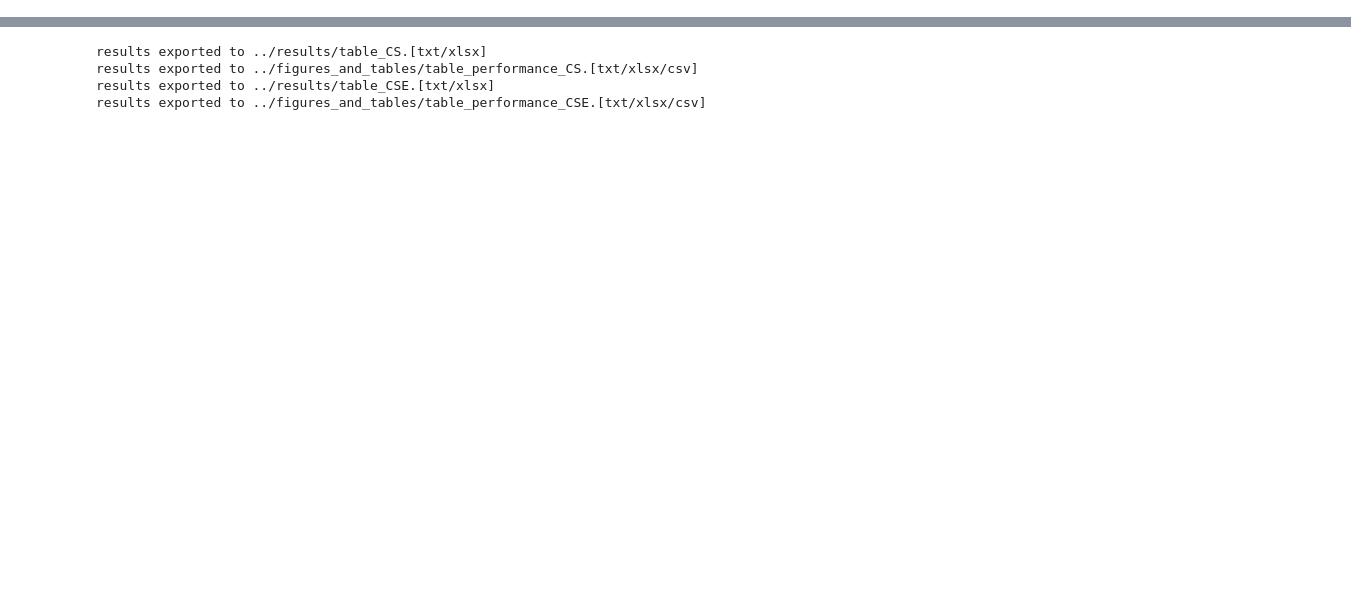
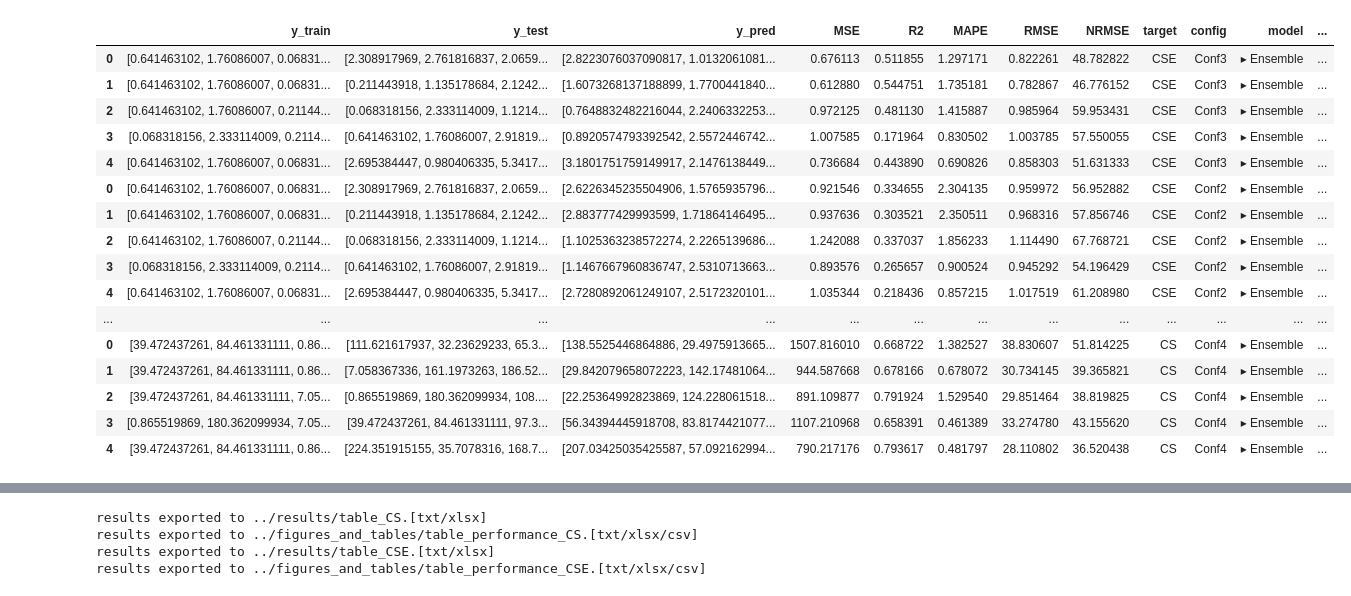
Before and after one commit to beatrice-portelli/ml-for-carbon-sequestration, a Jupyter notebook: ipynb_notebooks/02_create_results_table.ipynb, the cells around one changed output, grey strips where cells are left out. Cells and saved outputs as stored; diff of their text form; code cells hidden in the pictures; blank space fills up the shorter version.

```diff
--- a/ipynb_notebooks/02_create_results_table.ipynb
+++ b/ipynb_notebooks/02_create_results_table.ipynb
@@ -71,0 +38,64 @@ results exported to ../results/overall_metrics--CSE.[pickle/csv]
+# %%
+ENSEMBLE_MODELS = [
+    "RF",
+    "CatBoost",
+    "LightGBM",
+    "AdaBoost",
+    # "BaggedDT",
+]
+
+ensemble_res = []
+
+for TARGET in df.target.unique():
+    for CONFIG in df.config.unique():
+
+        root = "../results"
+        res = None
+
+        print("="*20)
+        print(TARGET, "|", CONFIG)
+
+        for MODEL in ENSEMBLE_MODELS:
+
+            data = pd.read_pickle(f"{root}/predictions--{TARGET}--{CONFIG}--{MODEL}.pickle")
+            if res is None:
+                res = data[["y_train", "y_test", "y_pred"]].copy()
+            else:
+                res += data[["y_train", "y_test", "y_pred"]]
+            data["R2"] = data.apply(lambda row: r2_score(row.y_test, row.y_pred), axis=1)
+            data["RMSE"] = data.apply(lambda row: root_mean_squared_error(row.y_test, row.y_pred), axis=1)
+
+
+            data["MSE"] = data.apply(lambda row: mean_squared_error(row.y_test, row.y_pred), axis=1)
+            data["R2"] = data.apply(lambda row: r2_score(row.y_test, row.y_pred), axis=1)
+            data["MAPE"] = data.apply(lambda row: mean_absolute_percentage_error(row.y_test, row.y_pred), axis=1)
+            data["RMSE"] = data.apply(lambda row: root_mean_squared_error(row.y_test, row.y_pred), axis=1)
+            data["NRMSE"] = data.apply(lambda row: normalized_root_mean_squared_error(row.y_test, row.y_pred, norm_factor=row.y_train.mean()), axis=1)
+
+
+            # print(MODEL)
+            # print(data.R2.mean().round(2), "+/-", data.R2.std().round(2))
+            # print(data.RMSE.mean().round(2), "+/-", data.RMSE.std().round(2))
+            # print()
+
+        res = res/len(ENSEMBLE_MODELS)
+
+        res["MSE"] = res.apply(lambda row: mean_squared_error(row.y_test, row.y_pred), axis=1)
+        res["R2"] = res.apply(lambda row: r2_score(row.y_test, row.y_pred), axis=1)
+        res["MAPE"] = res.apply(lambda row: mean_absolute_percentage_error(row.y_test, row.y_pred), axis=1)
+        res["RMSE"] = res.apply(lambda row: root_mean_squared_error(row.y_test, row.y_pred), axis=1)
+        res["NRMSE"] = res.apply(lambda row: normalized_root_mean_squared_error(row.y_test, row.y_pred, norm_factor=row.y_train.mean()), axis=1)
+        res["target"] = TARGET
+        res["config"] = CONFIG
+        res["model"] = "▸ Ensemble"
+        res["fold"] = data["fold"]
+
+        ensemble_res.append(res)
+
+        # print("Ensemble")
+        # print(res.R2.mean().round(2), "+/-", res.R2.std().round(2))
+        # print(res.RMSE.mean().round(2), "+/-", res.RMSE.std().round(2))
+        # print()
+df_ens = pd.concat(ensemble_res)
+df_ens
+# %% [output]
@@ -71,0 +118,17 @@ results exported to ../results/overall_metrics--CSE.[pickle/csv]
+|  | y_train | y_test | y_pred | MSE | R2 | MAPE | RMSE | NRMSE | target | config | model | ... |
+| 0 | [0.641463102, 1.76086007, 0.06831... | [2.308917969, 2.761816837, 2.0659... | [2.8223076037090817, 1.0132061081... | 0.676113 | 0.511855 | 1.297171 | 0.822261 | 48.782822 | CSE | Conf3 | ▸ Ensemble | ... |
+| 1 | [0.641463102, 1.76086007, 0.06831... | [0.211443918, 1.135178684, 2.1242... | [1.6073268137188899, 1.7700441840... | 0.612880 | 0.544751 | 1.735181 | 0.782867 | 46.776152 | CSE | Conf3 | ▸ Ensemble | ... |
+| 2 | [0.641463102, 1.76086007, 0.21144... | [0.068318156, 2.333114009, 1.1214... | [0.7648832482216044, 2.2406332253... | 0.972125 | 0.481130 | 1.415887 | 0.985964 | 59.953431 | CSE | Conf3 | ▸ Ensemble | ... |
+| 3 | [0.068318156, 2.333114009, 0.2114... | [0.641463102, 1.76086007, 2.91819... | [0.8920574793392542, 2.5572446742... | 1.007585 | 0.171964 | 0.830502 | 1.003785 | 57.550055 | CSE | Conf3 | ▸ Ensemble | ... |
+| 4 | [0.641463102, 1.76086007, 0.06831... | [2.695384447, 0.980406335, 5.3417... | [3.1801751759149917, 2.1476138449... | 0.736684 | 0.443890 | 0.690826 | 0.858303 | 51.631333 | CSE | Conf3 | ▸ Ensemble | ... |
+| 0 | [0.641463102, 1.76086007, 0.06831... | [2.308917969, 2.761816837, 2.0659... | [2.6226345235504906, 1.5765935796... | 0.921546 | 0.334655 | 2.304135 | 0.959972 | 56.952882 | CSE | Conf2 | ▸ Ensemble | ... |
+| 1 | [0.641463102, 1.76086007, 0.06831... | [0.211443918, 1.135178684, 2.1242... | [2.883777429993599, 1.71864146495... | 0.937636 | 0.303521 | 2.350511 | 0.968316 | 57.856746 | CSE | Conf2 | ▸ Ensemble | ... |
+| 2 | [0.641463102, 1.76086007, 0.21144... | [0.068318156, 2.333114009, 1.1214... | [1.1025363238572274, 2.2265139686... | 1.242088 | 0.337037 | 1.856233 | 1.114490 | 67.768721 | CSE | Conf2 | ▸ Ensemble | ... |
+| 3 | [0.068318156, 2.333114009, 0.2114... | [0.641463102, 1.76086007, 2.91819... | [1.1467667960836747, 2.5310713663... | 0.893576 | 0.265657 | 0.900524 | 0.945292 | 54.196429 | CSE | Conf2 | ▸ Ensemble | ... |
+| 4 | [0.641463102, 1.76086007, 0.06831... | [2.695384447, 0.980406335, 5.3417... | [2.7280892061249107, 2.5172320101... | 1.035344 | 0.218436 | 0.857215 | 1.017519 | 61.208980 | CSE | Conf2 | ▸ Ensemble | ... |
+| ... | ... | ... | ... | ... | ... | ... | ... | ... | ... | ... | ... | ... |
+| 0 | [39.472437261, 84.461331111, 0.86... | [111.621617937, 32.23629233, 65.3... | [138.5525446864886, 29.4975913665... | 1507.816010 | 0.668722 | 1.382527 | 38.830607 | 51.814225 | CS | Conf4 | ▸ Ensemble | ... |
+| 1 | [39.472437261, 84.461331111, 0.86... | [7.058367336, 161.1973263, 186.52... | [29.842079658072223, 142.17481064... | 944.587668 | 0.678166 | 0.678072 | 30.734145 | 39.365821 | CS | Conf4 | ▸ Ensemble | ... |
+| 2 | [39.472437261, 84.461331111, 7.05... | [0.865519869, 180.362099934, 108.... | [22.25364992823869, 124.228061518... | 891.109877 | 0.791924 | 1.529540 | 29.851464 | 38.819825 | CS | Conf4 | ▸ Ensemble | ... |
+| 3 | [0.865519869, 180.362099934, 7.05... | [39.472437261, 84.461331111, 97.3... | [56.34394445918708, 83.8174421077... | 1107.210968 | 0.658391 | 0.461389 | 33.274780 | 43.155620 | CS | Conf4 | ▸ Ensemble | ... |
+| 4 | [39.472437261, 84.461331111, 0.86... | [224.351915155, 35.7078316, 168.7... | [207.03425035425587, 57.092162994... | 790.217176 | 0.793617 | 0.481797 | 28.110802 | 36.520438 | CS | Conf4 | ▸ Ensemble | ... |
```
Also changed, not shown: parts of 4 cells of this notebook, 29 other files.
